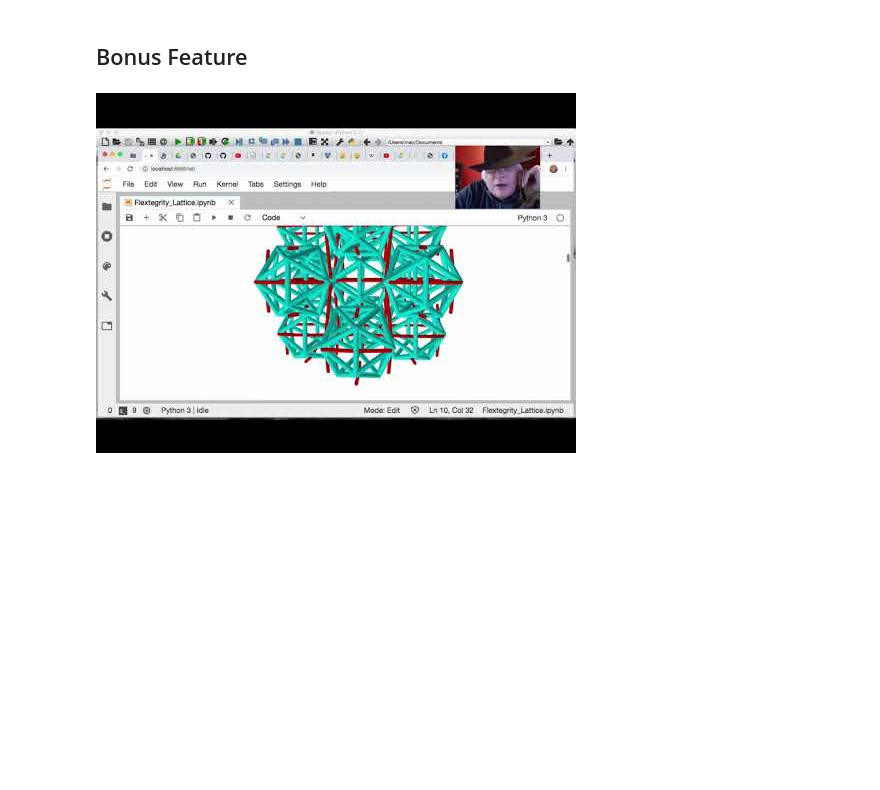
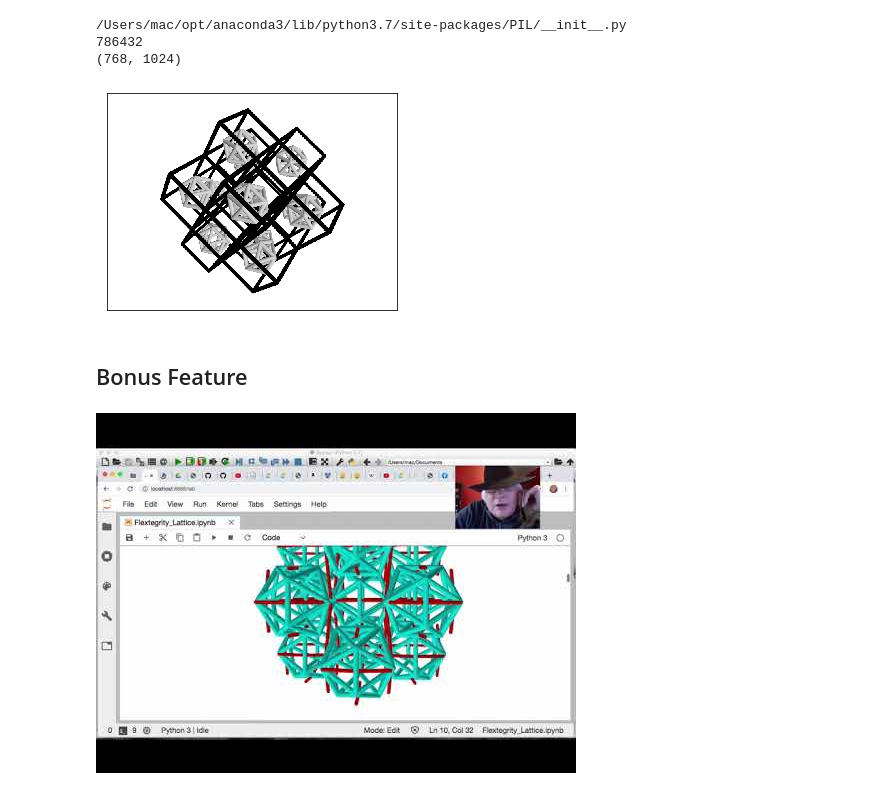
Before and after one commit to 4dsolutions/School_of_Tomorrow, a Jupyter notebook: Flextegrity_Lattice.ipynb, the cells around one changed output. Cells and saved outputs as stored; diff of their text form; code cells hidden in the pictures; blank space fills up the shorter version.

```diff
--- a/Flextegrity_Lattice.ipynb
+++ b/Flextegrity_Lattice.ipynb
@@ -893,6 +903,32 @@ with open("flextegrity4.pov", "w") as target:
         draw_poly(s, target)
 # %% [markdown]
 ![](flextegrity4.png)
+# %%
+from PIL import Image # Image is a module!
+import PIL
+import numpy as np
+import matplotlib.pyplot as plt
+from matplotlib.pyplot import imshow
+
+im = Image.open("flextegrity.png")
+data = np.array(im)
+
+print(PIL.__file__)
+
+layer = data[:,:,2] # grab a single layer
+print(layer.size)
+print(layer.shape)
+
+%matplotlib inline
+# each color band has 8-bit values
+plt.gca().axes.get_yaxis().set_visible(False)
+plt.gca().axes.get_xaxis().set_visible(False)
+imshow(layer, cmap='gray', vmin=0, vmax=255);
+# %% [output]
+/Users/mac/opt/anaconda3/lib/python3.7/site-packages/PIL/__init__.py
+786432
+(768, 1024)
+[figure, added]
 # %% [markdown]
 ## Bonus Feature
 # %%
```
Also changed, not shown: parts of 4 cells of this notebook.
